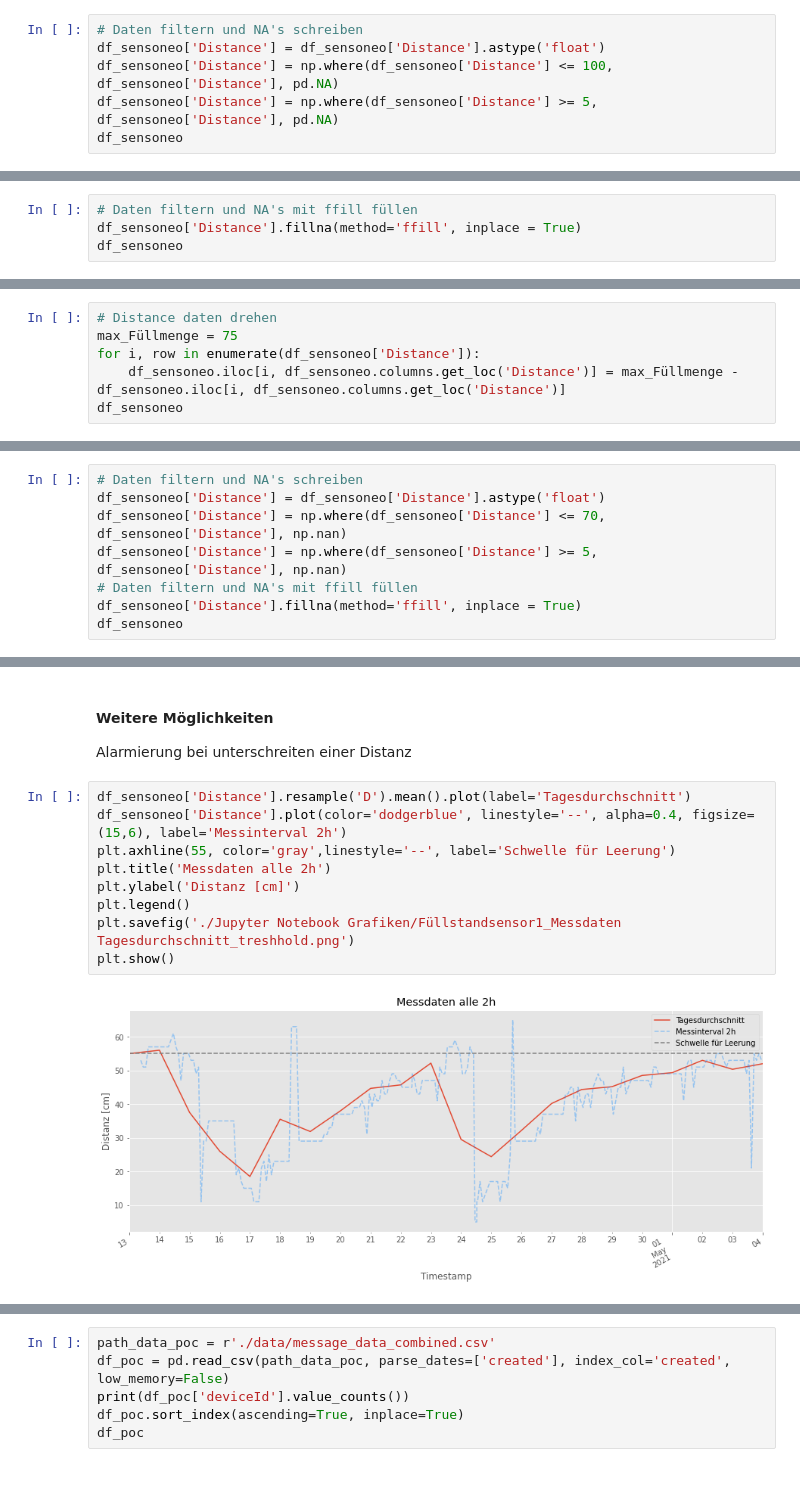
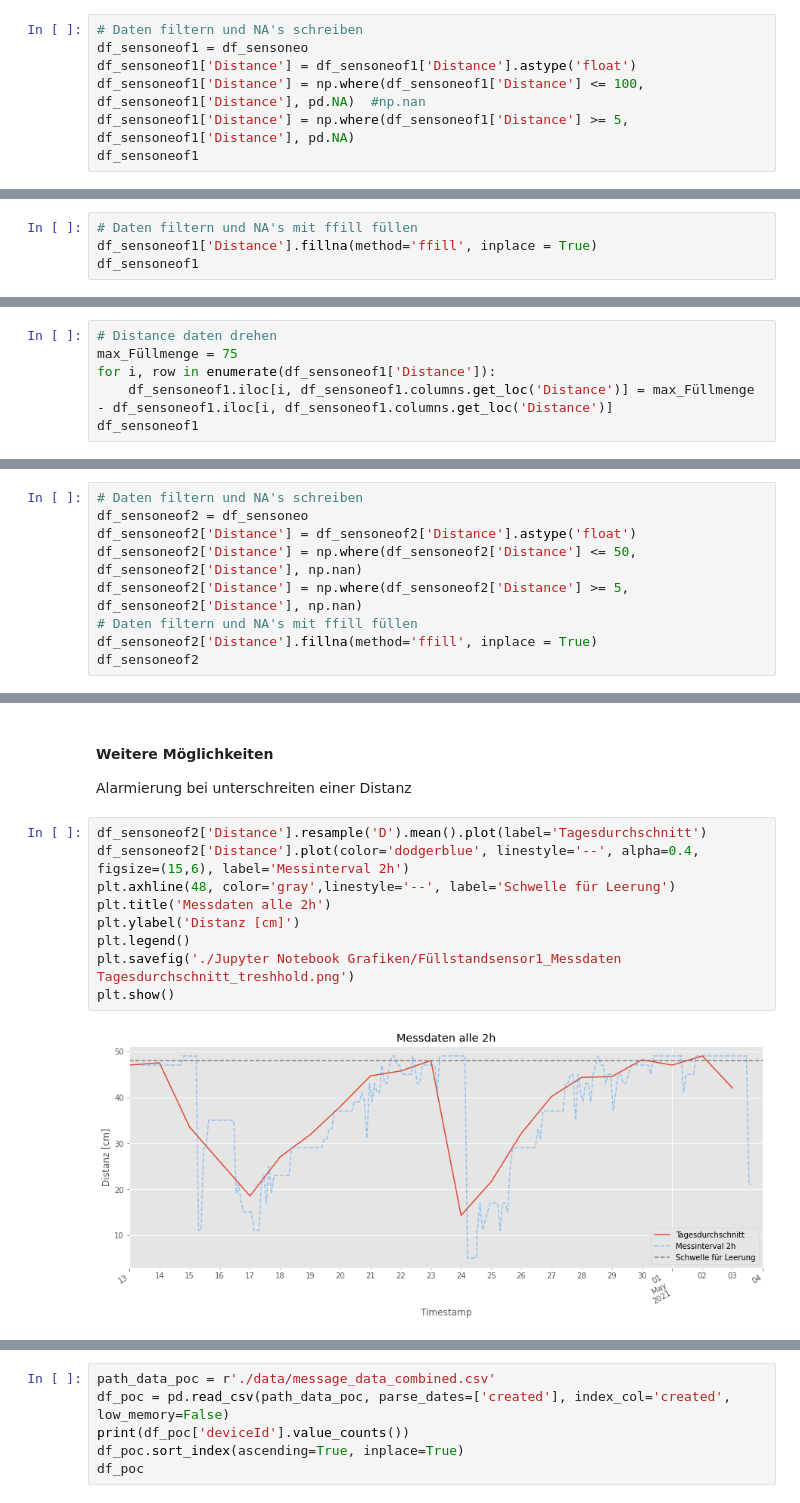
Before and after one commit to phyti1/ds_p4_kompotoi, a Jupyter notebook: Data_aquissation_sensoneo.ipynb, the cells around one changed output, grey strips where cells are left out. Cells and saved outputs as stored; diff of their text form.

```diff
--- a/Data_aquissation_sensoneo.ipynb
+++ b/Data_aquissation_sensoneo.ipynb
@@ -304,10 +305,11 @@ plt.show()
 #### Daten filter und ersetzen
 # %%
 # Daten filtern und NA's schreiben
-df_sensoneo['Distance'] = df_sensoneo['Distance'].astype('float')
-df_sensoneo['Distance'] = np.where(df_sensoneo['Distance'] <= 100, df_sensoneo['Distance'], pd.NA)
-df_sensoneo['Distance'] = np.where(df_sensoneo['Distance'] >= 5, df_sensoneo['Distance'], pd.NA)
-df_sensoneo
+df_sensoneof1 = df_sensoneo
+df_sensoneof1['Distance'] = df_sensoneof1['Distance'].astype('float')
+df_sensoneof1['Distance'] = np.where(df_sensoneof1['Distance'] <= 100, df_sensoneof1['Distance'], pd.NA)  #np.nan
+df_sensoneof1['Distance'] = np.where(df_sensoneof1['Distance'] >= 5, df_sensoneof1['Distance'], pd.NA)
+df_sensoneof1
 # %% [output]
 |  | Data | Device ID | Distance | Temperatur | Voltage_mV | Event_Count |
 | Timestamp |  |  |  |  |  |  |
@@ -325,8 +327,8 @@ df_sensoneo
 261 rows × 6 columns
 # %%
 # Daten filtern und NA's mit ffill füllen
-df_sensoneo['Distance'].fillna(method='ffill', inplace = True)
-df_sensoneo
+df_sensoneof1['Distance'].fillna(method='ffill', inplace = True)
+df_sensoneof1
 # %% [output]
 |  | Data | Device ID | Distance | Temperatur | Voltage_mV | Event_Count |
 | Timestamp |  |  |  |  |  |  |
@@ -347,9 +349,9 @@ df_sensoneo
 # %%
 # Distance daten drehen
 max_Füllmenge = 75
-for i, row in enumerate(df_sensoneo['Distance']):
-    df_sensoneo.iloc[i, df_sensoneo.columns.get_loc('Distance')] = max_Füllmenge - df_sensoneo.iloc[i, df_sensoneo.columns.get_loc('Distance')]
-df_sensoneo
+for i, row in enumerate(df_sensoneof1['Distance']):
+    df_sensoneof1.iloc[i, df_sensoneof1.columns.get_loc('Distance')] = max_Füllmenge - df_sensoneof1.iloc[i, df_sensoneof1.columns.get_loc('Distance')]
+df_sensoneof1
 # %% [output]
 |  | Data | Device ID | Distance | Temperatur | Voltage_mV | Event_Count |
 | Timestamp |  |  |  |  |  |  |
@@ -400,11 +399,12 @@ Unklarheiten: Zeitraum 15.04 - 18.04 warum Wert grösser als 45cm
 # %%
 # Daten filtern und NA's schreiben
-df_sensoneo['Distance'] = df_sensoneo['Distance'].astype('float')
-df_sensoneo['Distance'] = np.where(df_sensoneo['Distance'] <= 70, df_sensoneo['Distance'], np.nan)
-df_sensoneo['Distance'] = np.where(df_sensoneo['Distance'] >= 5, df_sensoneo['Distance'], np.nan)
+df_sensoneof2 = df_sensoneo
+df_sensoneof2['Distance'] = df_sensoneof2['Distance'].astype('float')
+df_sensoneof2['Distance'] = np.where(df_sensoneof2['Distance'] <= 50, df_sensoneof2['Distance'], np.nan)
+df_sensoneof2['Distance'] = np.where(df_sensoneof2['Distance'] >= 5, df_sensoneof2['Distance'], np.nan)
 # Daten filtern und NA's mit ffill füllen
-df_sensoneo['Distance'].fillna(method='ffill', inplace = True)
-df_sensoneo
+df_sensoneof2['Distance'].fillna(method='ffill', inplace = True)
+df_sensoneof2
 # %% [output]
 |  | Data | Device ID | Distance | Temperatur | Voltage_mV | Event_Count |
 | Timestamp |  |  |  |  |  |  |
@@ -478,15 +478,15 @@ Messmöglichkeiten (nicht komplett):
 #### Weitere Möglichkeiten
 Alarmierung bei unterschreiten einer Distanz
 # %%
-df_sensoneo['Distance'].resample('D').mean().plot(label='Tagesdurchschnitt')
-df_sensoneo['Distance'].plot(color='dodgerblue', linestyle='--', alpha=0.4, figsize=(15,6), label='Messinterval 2h')
-plt.axhline(55, color='gray',linestyle='--', label='Schwelle für Leerung')
+df_sensoneof2['Distance'].resample('D').mean().plot(label='Tagesdurchschnitt')
+df_sensoneof2['Distance'].plot(color='dodgerblue', linestyle='--', alpha=0.4, figsize=(15,6), label='Messinterval 2h')
+plt.axhline(48, color='gray',linestyle='--', label='Schwelle für Leerung')
 plt.title('Messdaten alle 2h')
 plt.ylabel('Distanz [cm]')
 plt.legend()
 plt.savefig('./Jupyter Notebook Grafiken/Füllstandsensor1_Messdaten Tagesdurchschnitt_treshhold.png')
 plt.show()
 # %% [output]
-[figure, old version]
+[figure, new version]
 # %% [markdown]
 -------------------------------------------------------------
```
Also changed, not shown: parts of 47 cells of this notebook, 10 other files.
